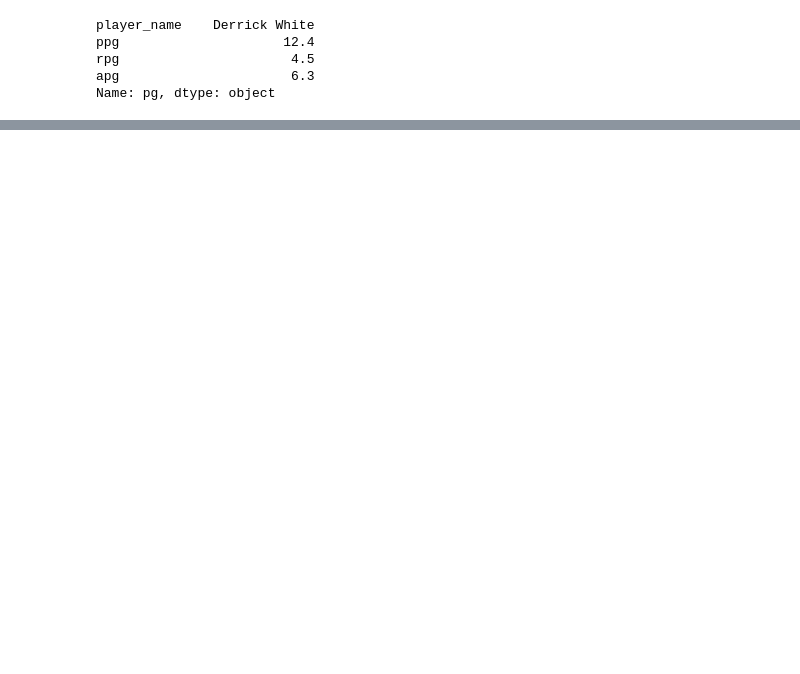
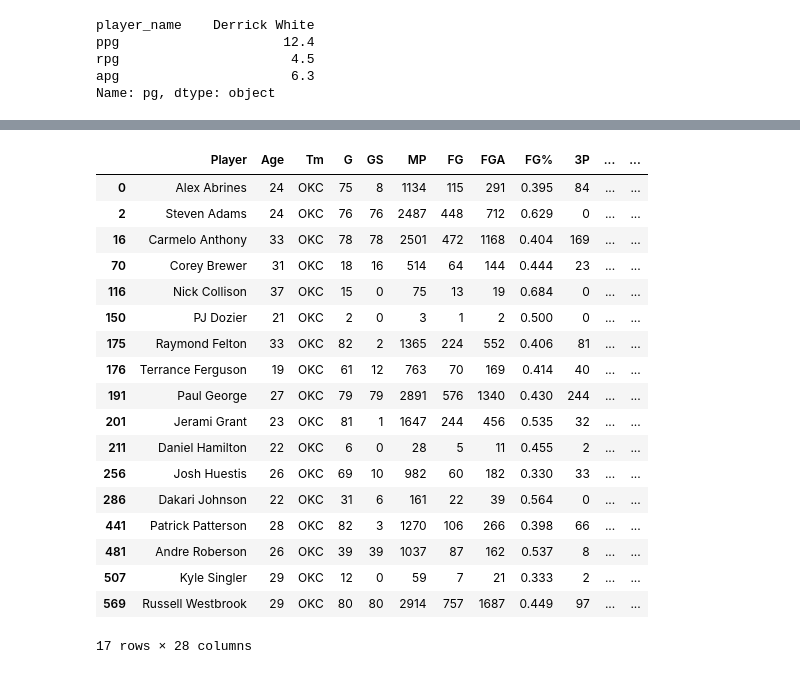
Before and after one commit to flan02/nba-python-pandas, a Jupyter notebook: data/pandas_dataframe.ipynb, the cells around one changed output, grey strips where cells are left out. Drawn from its saved outputs; the diff is of its cells as text; code cells hidden in the pictures; blank space fills up the shorter version.

```diff
--- a/data/pandas_dataframe.ipynb
+++ b/data/pandas_dataframe.ipynb
@@ -1165,0 +1473,2 @@ KeyError: "['sf'] not in index"
+# %%
+df = pd.read_csv('../nba-stats-csv/nba_season_stats.csv')
@@ -1165,0 +1500,24 @@ KeyError: "['sf'] not in index"
+# %%
+okc_df = df[df['Tm'] == 'OKC']
+# %%
+okc_df
+# %% [output]
+|  | Player | Age | Tm | G | GS | MP | FG | FGA | FG% | 3P | ... | ... |
+| 0 | Alex Abrines | 24 | OKC | 75 | 8 | 1134 | 115 | 291 | 0.395 | 84 | ... | ... |
+| 2 | Steven Adams | 24 | OKC | 76 | 76 | 2487 | 448 | 712 | 0.629 | 0 | ... | ... |
+| 16 | Carmelo Anthony | 33 | OKC | 78 | 78 | 2501 | 472 | 1168 | 0.404 | 169 | ... | ... |
+| 70 | Corey Brewer | 31 | OKC | 18 | 16 | 514 | 64 | 144 | 0.444 | 23 | ... | ... |
+| 116 | Nick Collison | 37 | OKC | 15 | 0 | 75 | 13 | 19 | 0.684 | 0 | ... | ... |
+| 150 | PJ Dozier | 21 | OKC | 2 | 0 | 3 | 1 | 2 | 0.500 | 0 | ... | ... |
+| 175 | Raymond Felton | 33 | OKC | 82 | 2 | 1365 | 224 | 552 | 0.406 | 81 | ... | ... |
+| 176 | Terrance Ferguson | 19 | OKC | 61 | 12 | 763 | 70 | 169 | 0.414 | 40 | ... | ... |
+| 191 | Paul George | 27 | OKC | 79 | 79 | 2891 | 576 | 1340 | 0.430 | 244 | ... | ... |
+| 201 | Jerami Grant | 23 | OKC | 81 | 1 | 1647 | 244 | 456 | 0.535 | 32 | ... | ... |
+| 211 | Daniel Hamilton | 22 | OKC | 6 | 0 | 28 | 5 | 11 | 0.455 | 2 | ... | ... |
+| 256 | Josh Huestis | 26 | OKC | 69 | 10 | 982 | 60 | 182 | 0.330 | 33 | ... | ... |
+| 286 | Dakari Johnson | 22 | OKC | 31 | 6 | 161 | 22 | 39 | 0.564 | 0 | ... | ... |
+| 441 | Patrick Patterson | 28 | OKC | 82 | 3 | 1270 | 106 | 266 | 0.398 | 66 | ... | ... |
+| 481 | Andre Roberson | 26 | OKC | 39 | 39 | 1037 | 87 | 162 | 0.537 | 8 | ... | ... |
+| 507 | Kyle Singler | 29 | OKC | 12 | 0 | 59 | 7 | 21 | 0.333 | 2 | ... | ... |
+| 569 | Russell Westbrook | 29 | OKC | 80 | 80 | 2914 | 757 | 1687 | 0.449 | 97 | ... | ... |
+17 rows × 28 columns
```
Also changed, not shown: parts of 71 cells of this notebook, 1 other file.
